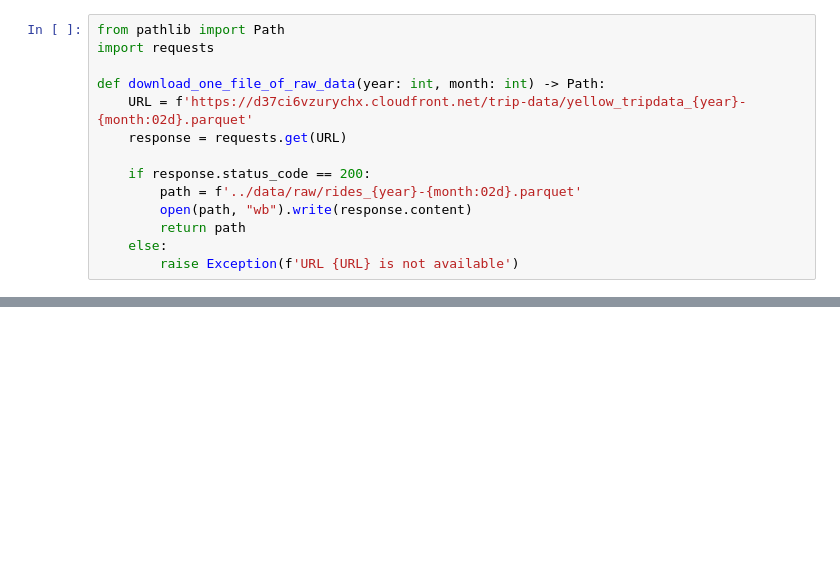
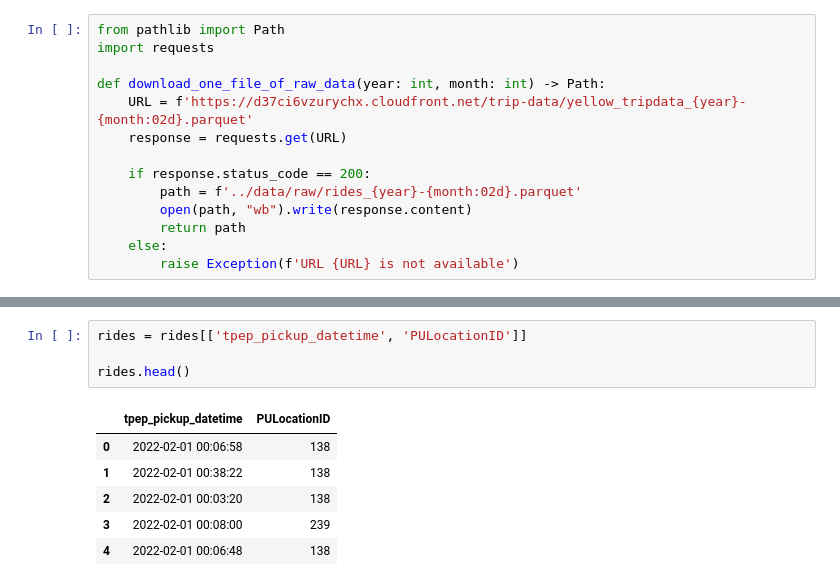
Before and after one commit to Dforko/Taxi-Demand-Predictor, a Jupyter notebook: notebooks/Scrapper.ipynb, the cells around one changed output, grey strips where cells are left out. Drawn from its saved outputs; the diff is of its cells as text; blank space fills up the shorter version.

```diff
--- a/notebooks/Scrapper.ipynb
+++ b/notebooks/Scrapper.ipynb
@@ -30,0 +31,11 @@ rides.head()
+# %%
+rides = rides[['tpep_pickup_datetime', 'PULocationID']]
+
+rides.head()
+# %% [output]
+|  | tpep_pickup_datetime | PULocationID |
+| 0 | 2022-02-01 00:06:58 | 138 |
+| 1 | 2022-02-01 00:38:22 | 138 |
+| 2 | 2022-02-01 00:03:20 | 138 |
+| 3 | 2022-02-01 00:08:00 | 239 |
+| 4 | 2022-02-01 00:06:48 | 138 |
```
Also changed, not shown: parts of 11 cells of this notebook, 12 other files.
